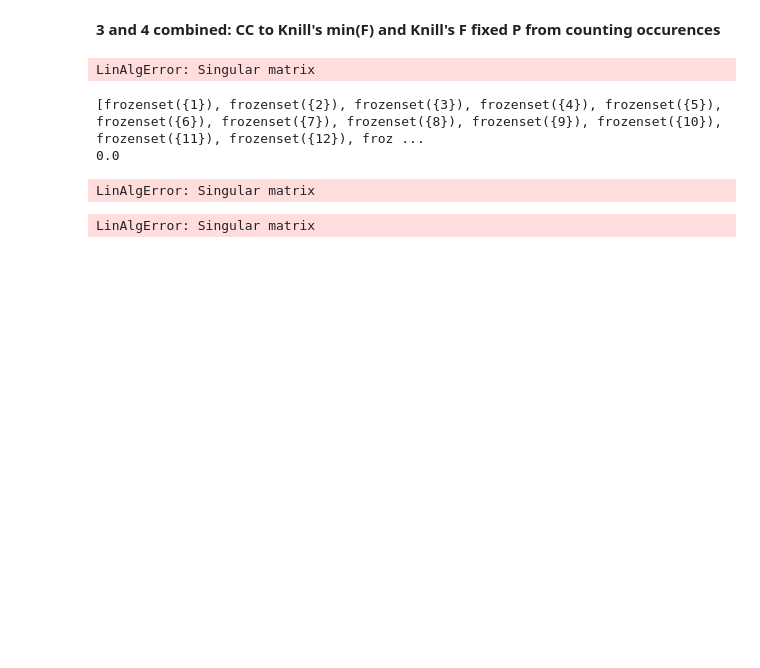
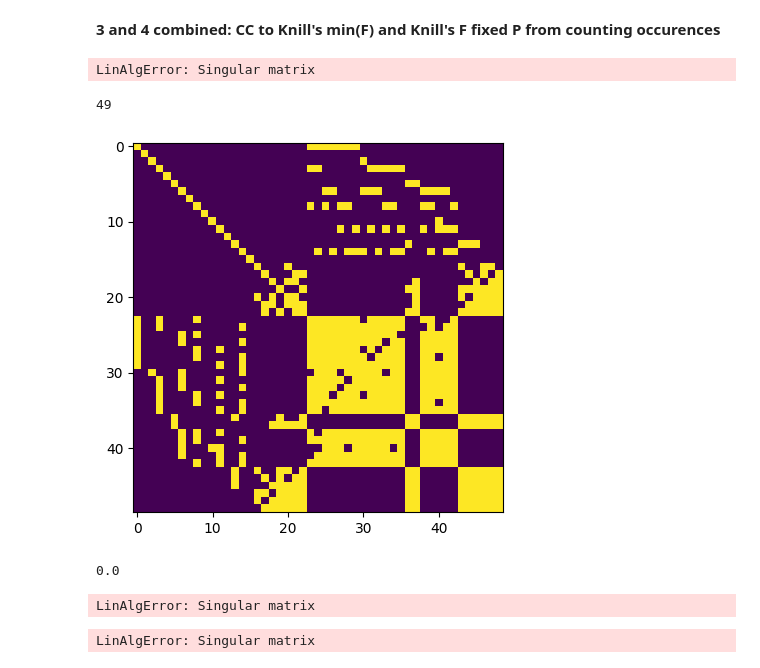
Before and after one commit to cyrilrommens/Free_energy_of_simplicial_complexes, a Jupyter notebook: Main_scripts.ipynb, the cells around one changed output. Saved outputs shown, nothing was run; the diff lists cells and outputs as text; code cells hidden in the pictures; blank space fills up the shorter version.

Commit message:
Why singular?

```diff
--- a/Main_scripts.ipynb
+++ b/Main_scripts.ipynb
@@ -675,41 +675,45 @@ LinAlgError: Singular matrix
 # Genrate the matrix L^-1 as required by Knill
 def generate_inverse_connectivity_matrix(clique_complex):
     # Initialize the matrix
     size = len(clique_complex)
     matrix = np.zeros((size, size))
 
     # Fill the matrix
     for i in range(0, len(clique_complex)):
         for j in range(0, len(clique_complex)):
             if clique_complex[i].intersection(clique_complex[j]):
                 matrix[i, j] = 1
 
+    np.savetxt('matrix.txt', matrix, fmt='%d')
+    plt.imshow(matrix)
+    plt.show()
     # Compute the inverse connectivity matrix
     print(np.linalg.det(matrix))
     inverse_connectivity_matrix = np.linalg.inv(matrix)
 
     return matrix, inverse_connectivity_matrix
 
 
 # Choose desired settings
 REST_state = 'REST1'
 
 # Read the CSV file and extract the first and second columns as lists
 df_InfoCoho = pd.read_csv(f'InfoCoho_{REST_state}.txt', sep='\t')
 ID_list = df_InfoCoho['identification_code'].tolist()
 clique_complex_list = df_InfoCoho.iloc[:, 3].apply(eval).tolist()
-clique_complex = clique_complex_list[0]
-print(clique_complex)
+clique_complex = clique_complex_list[1]
+print(len(clique_complex))
 
 clique_complex_list = [[frozenset({1}), frozenset({2}), frozenset({1, 2})],
- [frozenset({2}), frozenset({3}), frozenset({1, 3})],
- [frozenset({1}), frozenset({4}), frozenset({6}), frozenset({1, 4, 6})]]
-clique_complex = clique_complex_list[1]
+ [frozenset({2}), frozenset({3}), frozenset({3, 2})],
+ [frozenset({1}), frozenset({4}), frozenset({6}), frozenset({4, 1, 6})]]
+#clique_complex = clique_complex_list[2]
 inverse_matrix = generate_inverse_connectivity_matrix(clique_complex)[1]
 # %% [output]
-[frozenset({1}), frozenset({2}), frozenset({3}), frozenset({4}), frozenset({5}), frozenset({6}), frozenset({7}), frozenset({8}), frozenset({9}), frozenset({10}), frozenset({11}), frozenset({12}), froz ...
-0.0
+49
+[figure, added]
-LinAlgError: Singular matrix
+0.0
+LinAlgError: Singular matrix
 # %%
 # Choose desired settings
 REST_state = 'REST1'
```
Also changed, not shown: 3 other files.
